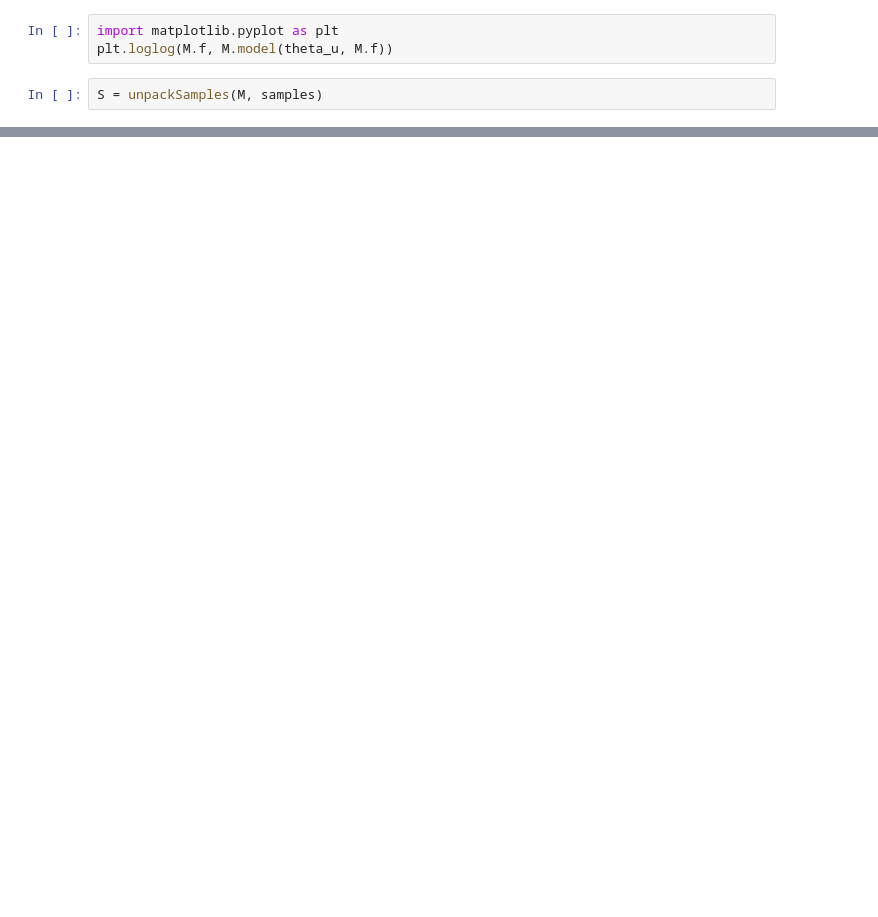
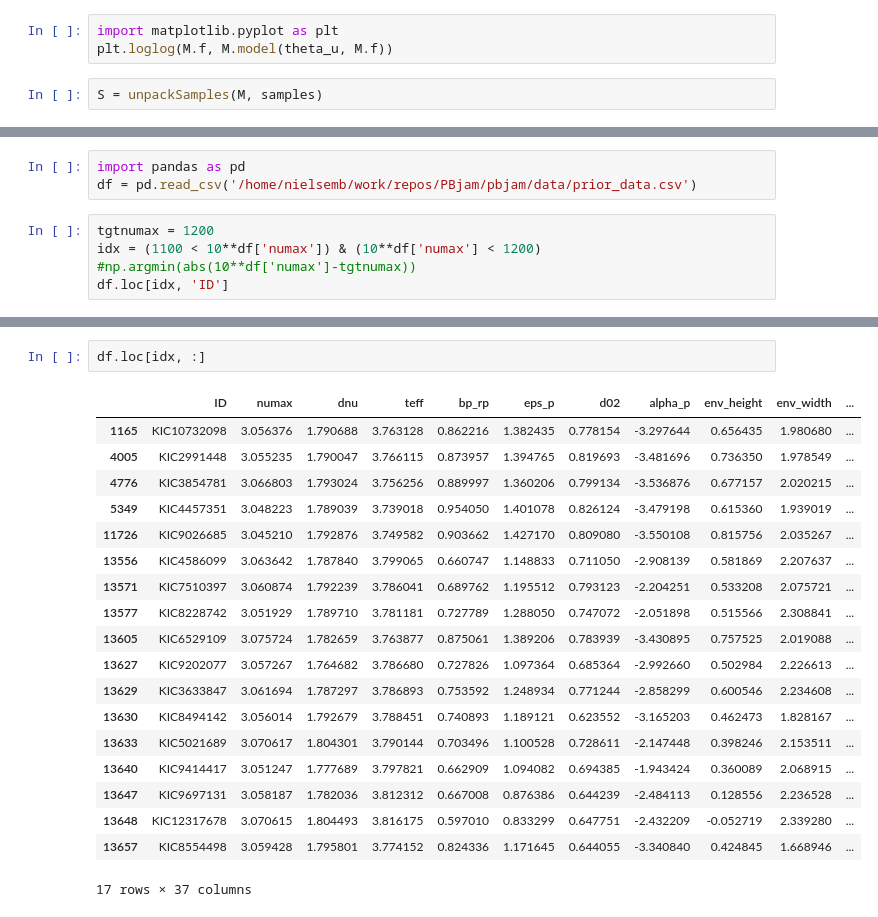
Before and after one commit to grd349/PBjam, a Jupyter notebook: test_environment.ipynb, the cells around one changed output, grey strips where cells are left out. Drawn from its saved outputs; the diff is of its cells as text; blank space fills up the shorter version.

```diff
--- a/test_environment.ipynb
+++ b/test_environment.ipynb
@@ -206,0 +1115,7 @@ PEdetected = PE()
+# %%
+import pandas as pd
+df = pd.read_csv('/home/nielsemb/work/repos/PBjam/pbjam/data/prior_data.csv')
+# %%
+tgtnumax = 1200
+idx = (1100 < 10**df['numax']) & (10**df['numax'] < 1200) #np.argmin(abs(10**df['numax']-tgtnumax))
+df.loc[idx, 'ID']
@@ -206,0 +1141,22 @@ PEdetected = PE()
+# %%
+df.loc[idx, :]
+# %% [output]
+|  | ID | numax | dnu | teff | bp_rp | eps_p | d02 | alpha_p | env_height | env_width | ... |
+| 1165 | KIC10732098 | 3.056376 | 1.790688 | 3.763128 | 0.862216 | 1.382435 | 0.778154 | -3.297644 | 0.656435 | 1.980680 | ... |
+| 4005 | KIC2991448 | 3.055235 | 1.790047 | 3.766115 | 0.873957 | 1.394765 | 0.819693 | -3.481696 | 0.736350 | 1.978549 | ... |
+| 4776 | KIC3854781 | 3.066803 | 1.793024 | 3.756256 | 0.889997 | 1.360206 | 0.799134 | -3.536876 | 0.677157 | 2.020215 | ... |
+| 5349 | KIC4457351 | 3.048223 | 1.789039 | 3.739018 | 0.954050 | 1.401078 | 0.826124 | -3.479198 | 0.615360 | 1.939019 | ... |
+| 11726 | KIC9026685 | 3.045210 | 1.792876 | 3.749582 | 0.903662 | 1.427170 | 0.809080 | -3.550108 | 0.815756 | 2.035267 | ... |
+| 13556 | KIC4586099 | 3.063642 | 1.787840 | 3.799065 | 0.660747 | 1.148833 | 0.711050 | -2.908139 | 0.581869 | 2.207637 | ... |
+| 13571 | KIC7510397 | 3.060874 | 1.792239 | 3.786041 | 0.689762 | 1.195512 | 0.793123 | -2.204251 | 0.533208 | 2.075721 | ... |
+| 13577 | KIC8228742 | 3.051929 | 1.789710 | 3.781181 | 0.727789 | 1.288050 | 0.747072 | -2.051898 | 0.515566 | 2.308841 | ... |
+| 13605 | KIC6529109 | 3.075724 | 1.782659 | 3.763877 | 0.875061 | 1.389206 | 0.783939 | -3.430895 | 0.757525 | 2.019088 | ... |
+| 13627 | KIC9202077 | 3.057267 | 1.764682 | 3.786680 | 0.727826 | 1.097364 | 0.685364 | -2.992660 | 0.502984 | 2.226613 | ... |
+| 13629 | KIC3633847 | 3.061694 | 1.787297 | 3.786893 | 0.753592 | 1.248934 | 0.771244 | -2.858299 | 0.600546 | 2.234608 | ... |
+| 13630 | KIC8494142 | 3.056014 | 1.792679 | 3.788451 | 0.740893 | 1.189121 | 0.623552 | -3.165203 | 0.462473 | 1.828167 | ... |
+| 13633 | KIC5021689 | 3.070617 | 1.804301 | 3.790144 | 0.703496 | 1.100528 | 0.728611 | -2.147448 | 0.398246 | 2.153511 | ... |
+| 13640 | KIC9414417 | 3.051247 | 1.777689 | 3.797821 | 0.662909 | 1.094082 | 0.694385 | -1.943424 | 0.360089 | 2.068915 | ... |
+| 13647 | KIC9697131 | 3.058187 | 1.782036 | 3.812312 | 0.667008 | 0.876386 | 0.644239 | -2.484113 | 0.128556 | 2.236528 | ... |
+| 13648 | KIC12317678 | 3.070615 | 1.804493 | 3.816175 | 0.597010 | 0.833299 | 0.647751 | -2.432209 | -0.052719 | 2.339280 | ... |
+| 13657 | KIC8554498 | 3.059428 | 1.795801 | 3.774152 | 0.824336 | 1.171645 | 0.644055 | -3.340840 | 0.424845 | 1.668946 | ... |
+17 rows × 37 columns
```
Also changed, not shown: parts of 159 cells of this notebook.
